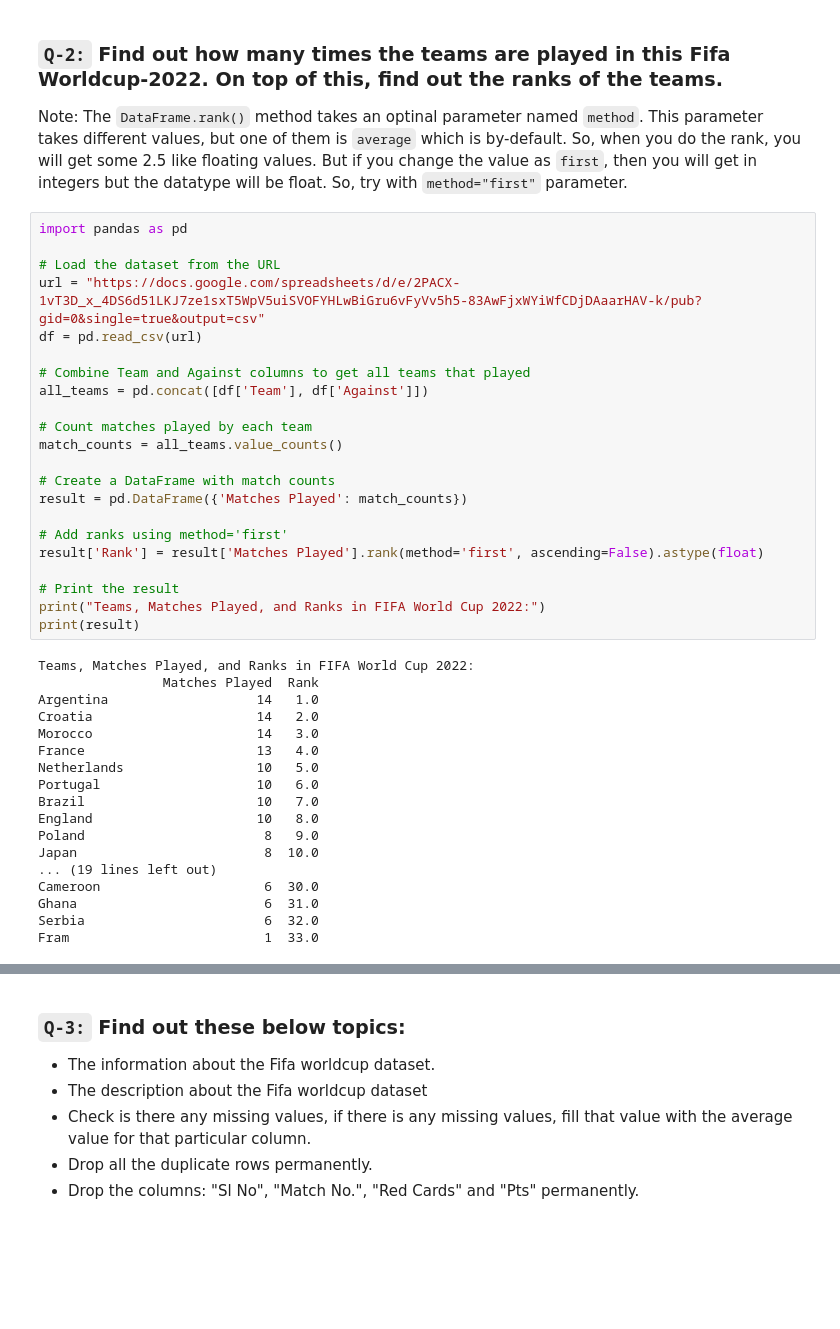
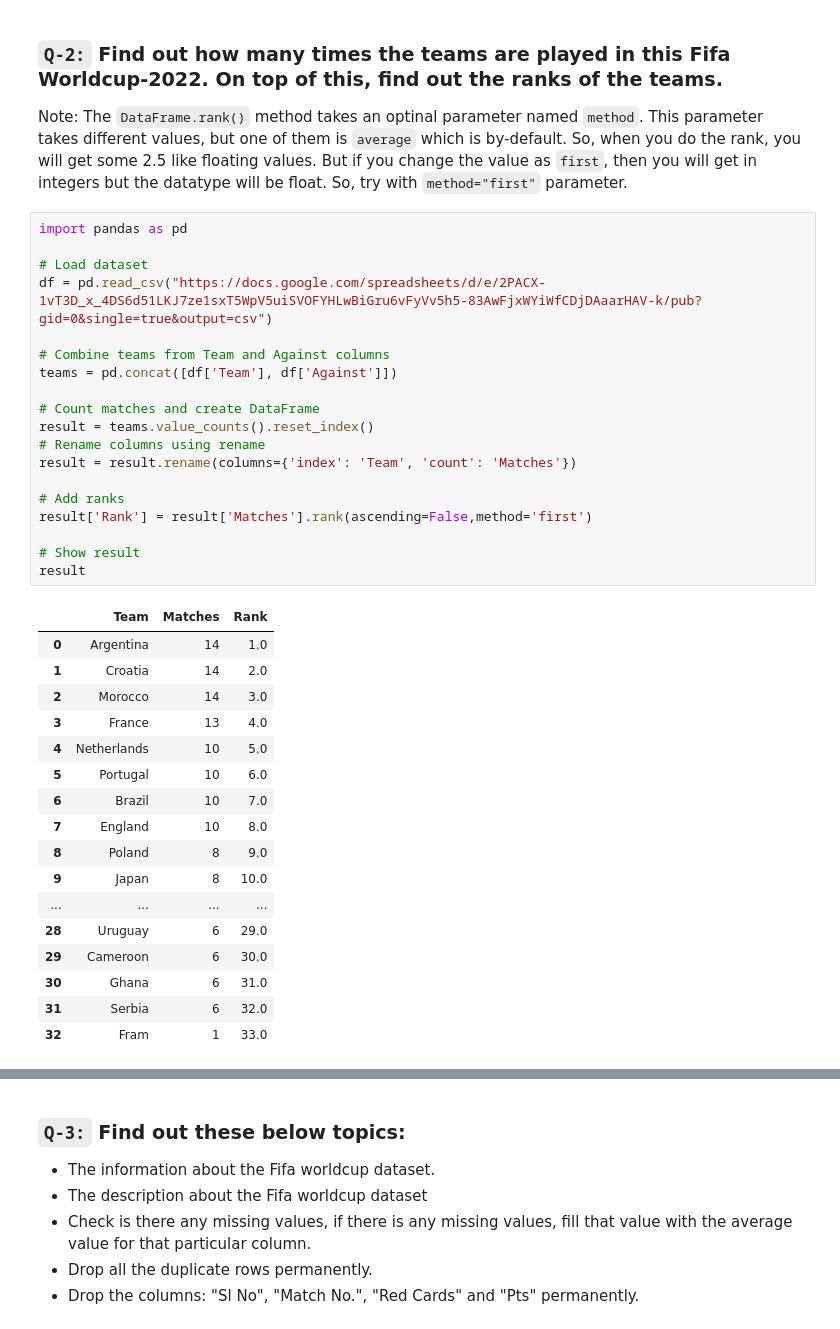
Before and after one commit to BhautikVekariya21/dsc, a Jupyter notebook: pandas/task18.ipynb, the cells around one changed output, grey strips where cells are left out. Saved outputs shown, nothing was run; the diff lists cells and outputs as text; blank space fills up the shorter version.

```diff
--- a/pandas/task18.ipynb
+++ b/pandas/task18.ipynb
@@ -137,40 +146,37 @@ Note: The `DataFrame.rank()` method takes an optinal parameter named `method`. T
 # %%
 import pandas as pd
 
-# Load the dataset from the URL
-url = "https://docs.google.com/spreadsheets/d/e/2PACX-1vT3D_x_4DS6d51LKJ7ze1sxT5WpV5uiSVOFYHLwBiGru6vFyVv5h5-83AwFjxWYiWfCDjDAaarHAV-k/pub?gid=0&single=true&output=csv"
-df = pd.read_csv(url)
+# Load dataset
+df = pd.read_csv("https://docs.google.com/spreadsheets/d/e/2PACX-1vT3D_x_4DS6d51LKJ7ze1sxT5WpV5uiSVOFYHLwBiGru6vFyVv5h5-83AwFjxWYiWfCDjDAaarHAV-k/pub?gid=0&single=true&output=csv")
 
-# Combine Team and Against columns to get all teams that played
-all_teams = pd.concat([df['Team'], df['Against']])
+# Combine teams from Team and Against columns
+teams = pd.concat([df['Team'], df['Against']])
 
-# Count matches played by each team
-match_counts = all_teams.value_counts()
+# Count matches and create DataFrame
+result = teams.value_counts().reset_index()
+# Rename columns using rename
+result = result.rename(columns={'index': 'Team', 'count': 'Matches'})
 
-# Create a DataFrame with match counts
-result = pd.DataFrame({'Matches Played': match_counts})
+# Add ranks
+result['Rank'] = result['Matches'].rank(ascending=False,method='first')
 
-# Add ranks using method='first'
-result['Rank'] = result['Matches Played'].rank(method='first', ascending=False).astype(float)
-
-# Print the result
-print("Teams, Matches Played, and Ranks in FIFA World Cup 2022:")
-print(result)
+# Show result
+result
 # %% [output]
-Teams, Matches Played, and Ranks in FIFA World Cup 2022:
-                Matches Played  Rank
-Argentina                   14   1.0
-Croatia                     14   2.0
-Morocco                     14   3.0
-France                      13   4.0
-Netherlands                 10   5.0
-Portugal                    10   6.0
-Brazil                      10   7.0
-England                     10   8.0
-Poland                       8   9.0
-Japan                        8  10.0
-... (19 lines left out)
-Cameroon                     6  30.0
-Ghana                        6  31.0
-Serbia                       6  32.0
-Fram                         1  33.0
+|  | Team | Matches | Rank |
+| 0 | Argentina | 14 | 1.0 |
+| 1 | Croatia | 14 | 2.0 |
+| 2 | Morocco | 14 | 3.0 |
+| 3 | France | 13 | 4.0 |
+| 4 | Netherlands | 10 | 5.0 |
+| 5 | Portugal | 10 | 6.0 |
+| 6 | Brazil | 10 | 7.0 |
+| 7 | England | 10 | 8.0 |
+| 8 | Poland | 8 | 9.0 |
+| 9 | Japan | 8 | 10.0 |
+| ... | ... | ... | ... |
+| 28 | Uruguay | 6 | 29.0 |
+| 29 | Cameroon | 6 | 30.0 |
+| 30 | Ghana | 6 | 31.0 |
+| 31 | Serbia | 6 | 32.0 |
+| 32 | Fram | 1 | 33.0 |
```
Also changed, not shown: parts of 16 cells of this notebook, 3 other files.
